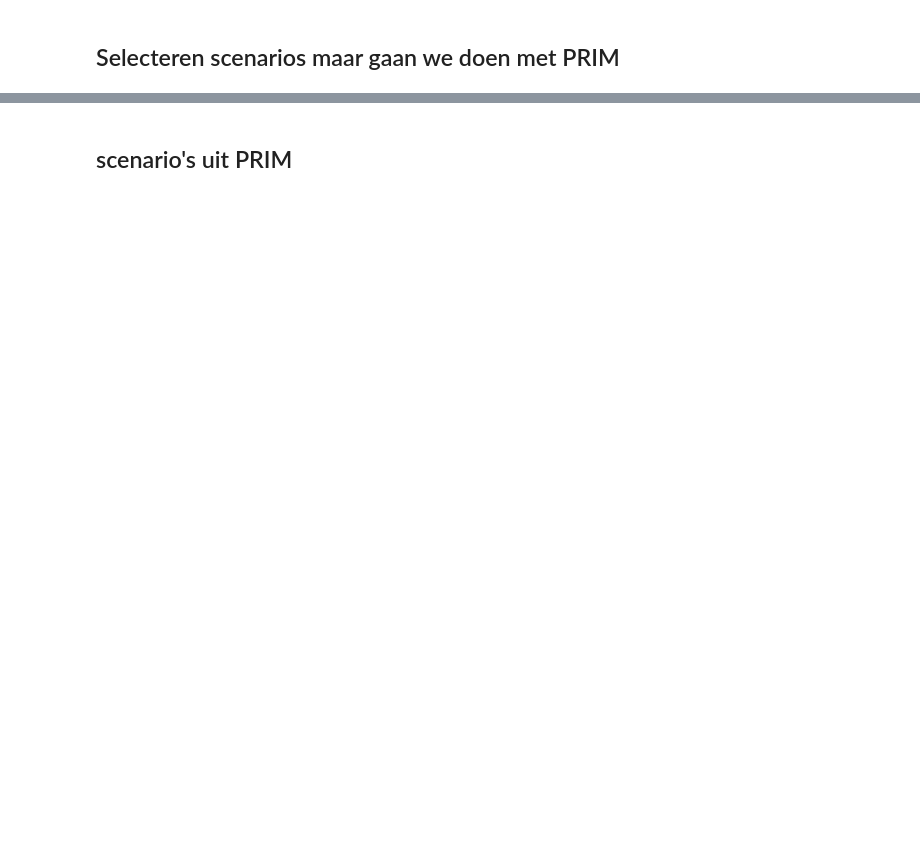
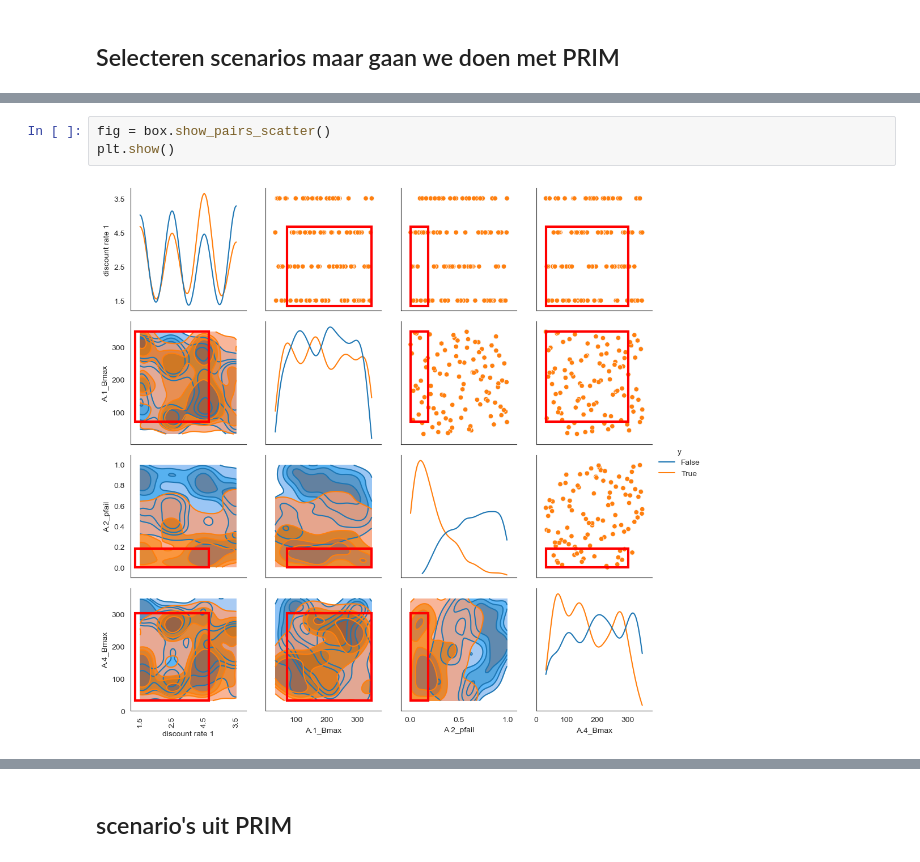
Before and after one commit to jmcbeelen/EPA141A, a Jupyter notebook: final assignment/MORDM.ipynb, the cells around one changed output, grey strips where cells are left out. Drawn from its saved outputs; the diff is of its cells as text; blank space fills up the shorter version.

```diff
--- a/final assignment/MORDM.ipynb
+++ b/final assignment/MORDM.ipynb
@@ -272,0 +485,5 @@ scenarios = [Scenario(f"{index}", **row) for index, row in selected.iterrows()]
+# %%
+fig = box.show_pairs_scatter()
+plt.show()
+# %% [output]
+[figure, added]
```
Also changed, not shown: parts of 49 cells of this notebook, 2 other files.
